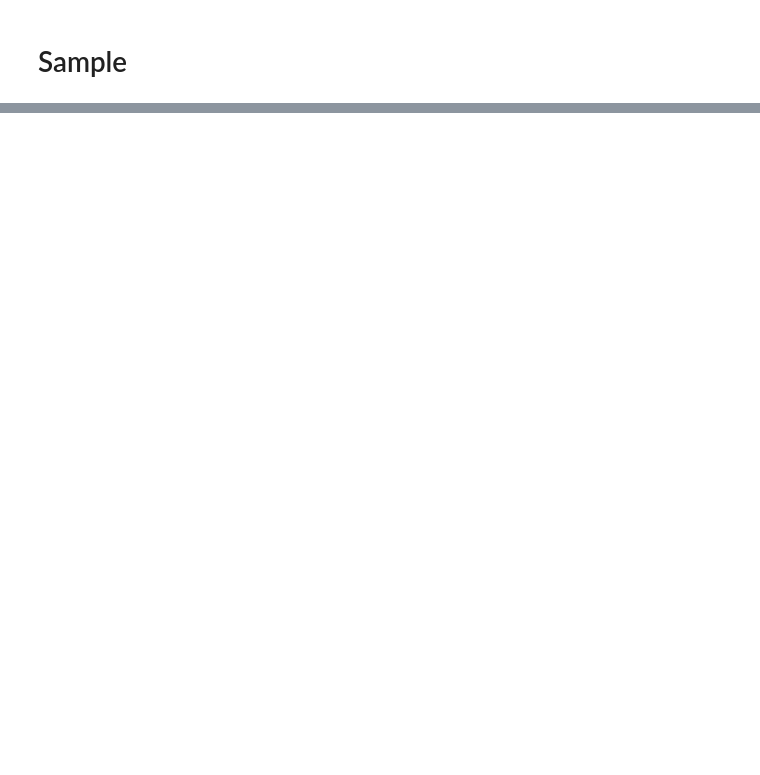
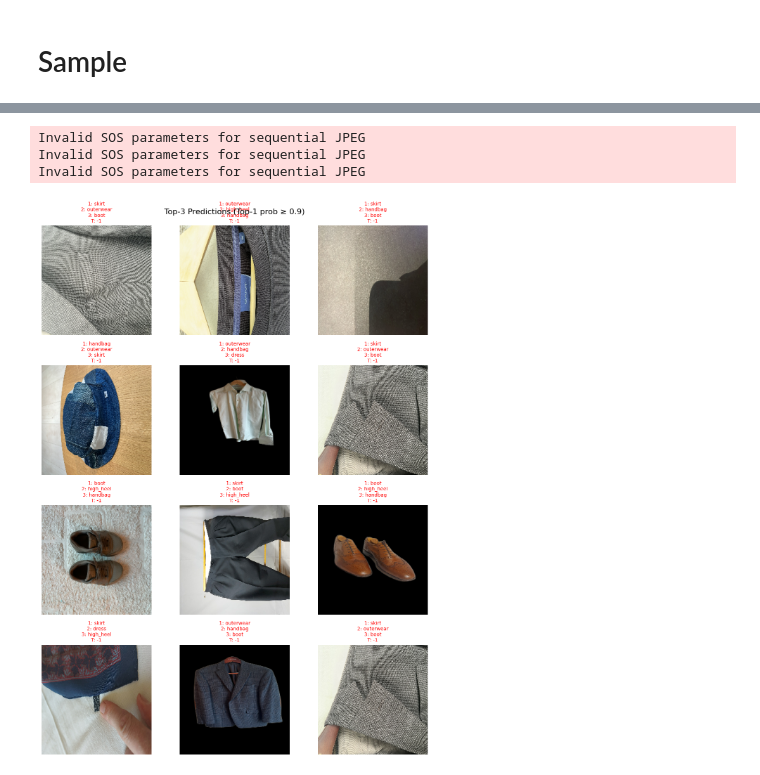
Before and after one commit to perrosdatos/deepfashion_categorization, a Jupyter notebook: last_validation.ipynb, the cells around one changed output, grey strips where cells are left out. Cells and saved outputs as stored; diff of their text form; code cells hidden in the pictures; blank space fills up the shorter version.

```diff
--- a/last_validation.ipynb
+++ b/last_validation.ipynb
@@ -109,3 +124,5 @@ def prepare_dataset(df, shuffle=True):
     return ds
 
 val_ds = prepare_dataset(information_dataframe, shuffle=True)
+full_val_ds = prepare_dataset(full_dataframe, shuffle=True)
+other_val_ds = prepare_dataset(other_dataframe, shuffle=True)
@@ -339,0 +478,14 @@ df_detailed
+# %%
+plot_top3_predictions_above_threshold(
+    model=mobile_tl_model,
+    val_ds=other_val_ds,
+    id2label=id2label,
+    rows=4,
+    cols=3,
+    prob_threshold=0.9
+)
+# %% [output]
+Invalid SOS parameters for sequential JPEG
+Invalid SOS parameters for sequential JPEG
+Invalid SOS parameters for sequential JPEG
+[figure, added]
```
Also changed, not shown: parts of 19 cells of this notebook, 7 other files.
